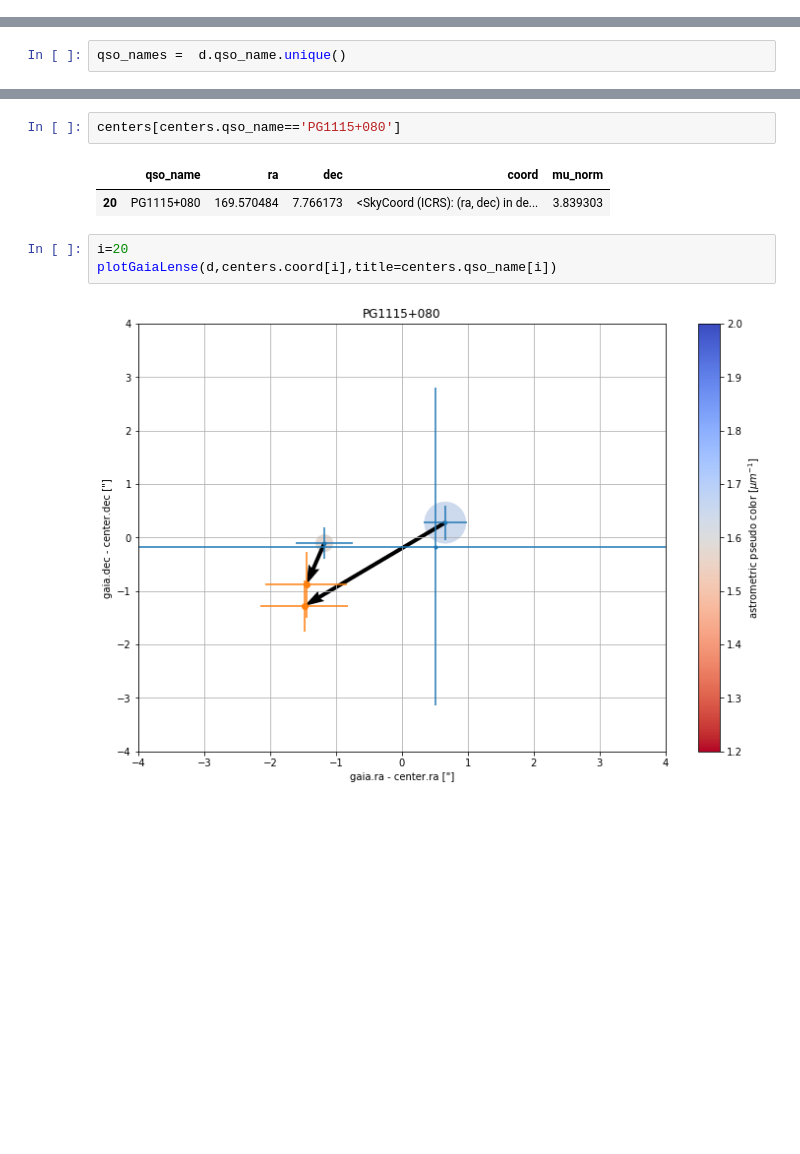
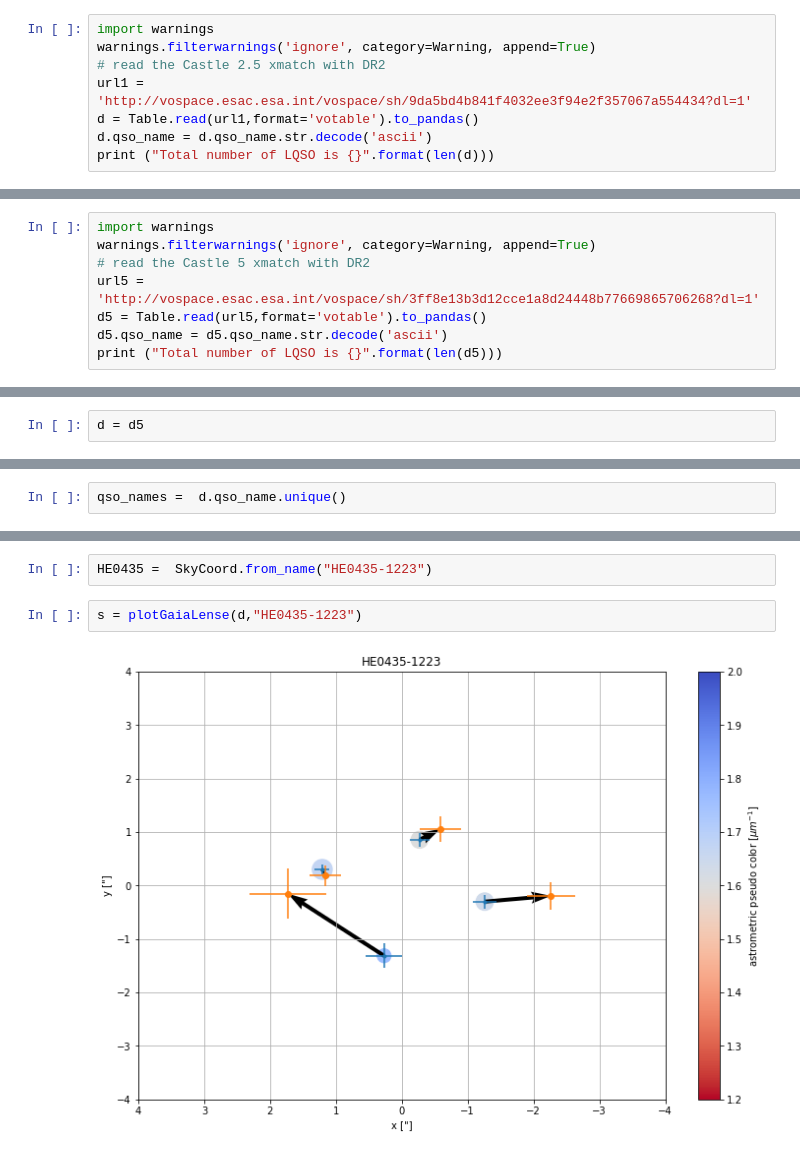
Before and after one commit to bombrun/GaiaLQSO, a Jupyter notebook: notebooks/Castle visual selection.ipynb, the cells around one changed output, grey strips where cells are left out. Cells and saved outputs as stored; diff of their text form; blank space fills up the shorter version.

```diff
--- a/notebooks/Castle visual selection.ipynb
+++ b/notebooks/Castle visual selection.ipynb
@@ -185,0 +30,8 @@ centers = centers.reset_index()
+# %%
+import warnings
+warnings.filterwarnings('ignore', category=Warning, append=True)
+# read the Castle 2.5 xmatch with DR2
+url1 = 'http://vospace.esac.esa.int/vospace/sh/9da5bd4b841f4032ee3f94e2f357067a554434?dl=1'
+d = Table.read(url1,format='votable').to_pandas()
+d.qso_name = d.qso_name.str.decode('ascii')
+print ("Total number of LQSO is {}".format(len(d)))
@@ -185,0 +41,8 @@ centers = centers.reset_index()
+# %%
+import warnings
+warnings.filterwarnings('ignore', category=Warning, append=True)
+# read the Castle 5 xmatch with DR2
+url5 = 'http://vospace.esac.esa.int/vospace/sh/3ff8e13b3d12cce1a8d24448b77669865706268?dl=1'
+d5 = Table.read(url5,format='votable').to_pandas()
+d5.qso_name = d5.qso_name.str.decode('ascii')
+print ("Total number of LQSO is {}".format(len(d5)))
@@ -185,0 +255,2 @@ centers = centers.reset_index()
+# %%
+d = d5
@@ -331,10 +302,6 @@ plotGaiaLense(d,centers.coord[i],title=centers.qso_name[i])
-# %%
-centers[centers.qso_name=='PG1115+080']
-# %% [output]
-|  | qso_name | ra | dec | coord | mu_norm |
-| 20 | PG1115+080 | 169.570484 | 7.766173 | <SkyCoord (ICRS): (ra, dec) in de... | 3.839303 |
-# %%
-i=20
-plotGaiaLense(d,centers.coord[i],title=centers.qso_name[i])
-# %% [output]
-[figure, removed]
+# %%
+HE0435 =  SkyCoord.from_name("HE0435-1223")
+# %%
+s = plotGaiaLense(d,"HE0435-1223")
+# %% [output]
+[figure, added]
```
Also changed, not shown: parts of 113 cells of this notebook, 6 other files.
